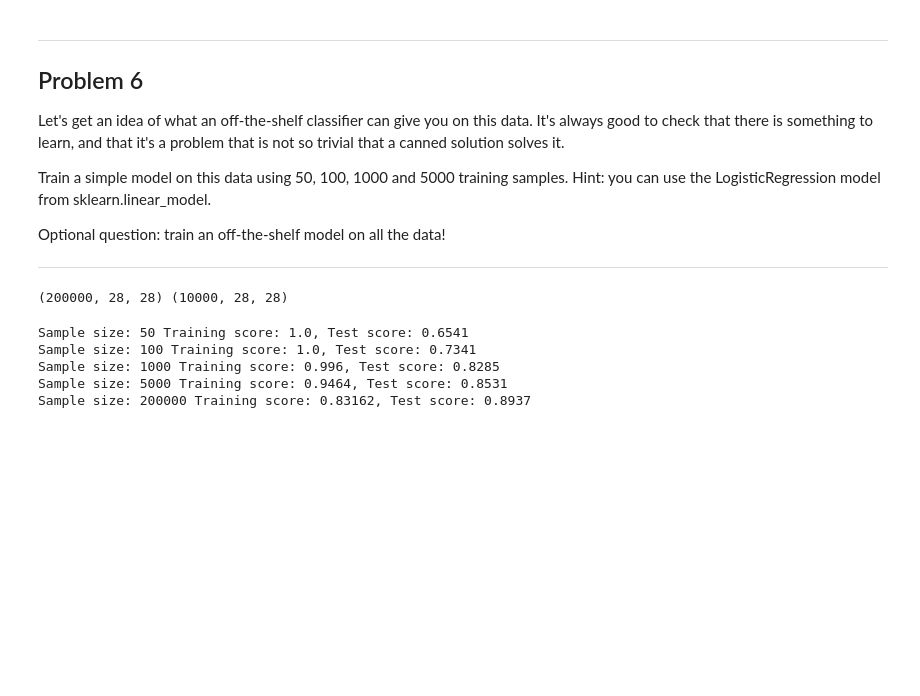
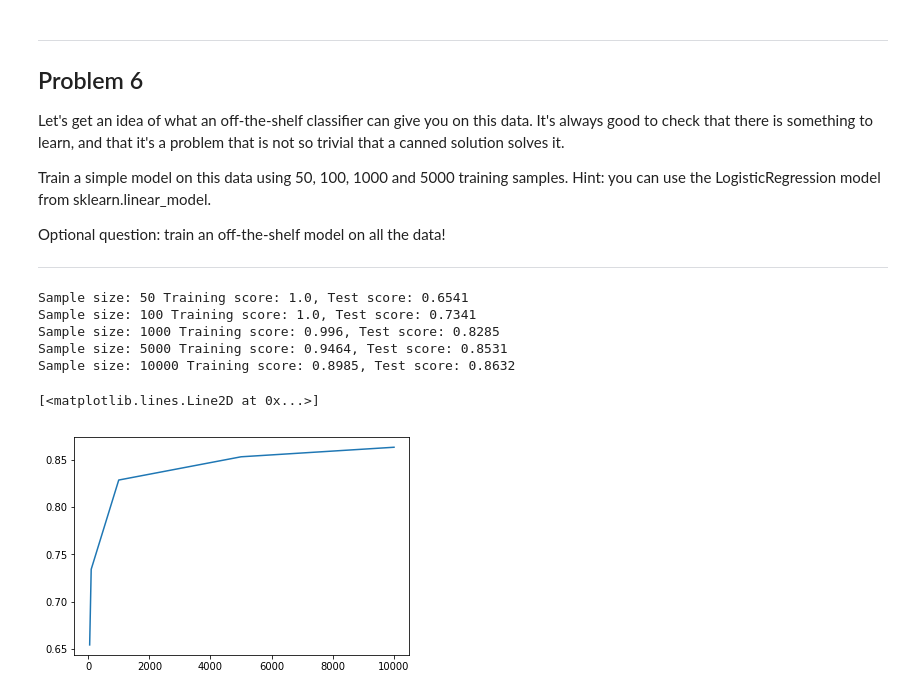
Before and after one commit to sotsugov/nd730, a Jupyter notebook: 1_notmnist.ipynb, the cells around one changed output. Cells and saved outputs as stored; diff of their text form; code cells hidden in the pictures; blank space fills up the shorter version.

```diff
--- a/1_notmnist.ipynb
+++ b/1_notmnist.ipynb
@@ -425,0 +419,27 @@ First, define a function to detect similarity between 2 image sets. This is achi
+# %%
+import time
+import hashlib
+
+t_start = time.time()
+
+# set flags, otherwise not hashable
+train_dataset.flags.writeable=False
+valid_dataset.flags.writeable=False
+test_dataset.flags.writeable=False
+
+# hashes of each sample in the datasets
+train_hashes = [hashlib.sha1(x).digest() for x in train_dataset]
+valid_hashes = [hashlib.sha1(x).digest() for x in valid_dataset]
+test_hashes  = [hashlib.sha1(x).digest() for x in test_dataset]
+
+# set operations
+unique_train_dataset = set(train_hashes)
+unique_valid_dataset = set(valid_hashes)
+valid_overlap_hash = unique_train_dataset.intersection(set(valid_hashes))
+test_overlap_hash = unique_train_dataset.intersection(set(test_hashes))
+valtest_overlap_hash = unique_valid_dataset.intersection(set(test_hashes))
+
+print('Duplicates between train and validation: {}'.format(len(valid_overlap_hash)))
+print('Duplicates between train and test: {}'.format(len(test_overlap_hash)))
+print('Duplicates between validation and test: {}'.format(len(valtest_overlap_hash)))
+print('In {} seconds'.format(time.time() - t_start))
@@ -435,28 +460,23 @@ Train a simple model on this data using 50, 100, 1000 and 5000 training samples.
 Optional question: train an off-the-shelf model on all the data!
 
 ---
-# %%
-print(train_dataset.shape, test_dataset.shape)
-# %% [output]
-(200000, 28, 28) (10000, 28, 28)
 # %%
-samples = [50, 100, 1000, 5000, 200000]
+samples = [50, 100, 1000, 5000, 10000]
+result_data = {}
 
 for n_samples in samples:
-    # train set
     (samples, width, height) = train_dataset.shape
     X_train = np.reshape(train_dataset, (samples, width * height))[0:n_samples]
     y_train = train_labels[0:n_samples]
 
-    # model
     model = LogisticRegression()
     model.fit(X_train, y_train)
 
-    # entire test set
     (samples, width, height) = test_dataset.shape
     X_test = np.reshape(test_dataset, (samples, width * height))
     y_test = test_labels
 
+    result_data[n_samples] = model.score(X_test, y_test)
     print('Sample size: {} Training score: {}, Test score: {}'.format(
         n_samples,
         model.score(X_train, y_train),
@@ -467,4 +487,4 @@ Sample size: 50 Training score: 1.0, Test score: 0.6541
 Sample size: 100 Training score: 1.0, Test score: 0.7341
 Sample size: 1000 Training score: 0.996, Test score: 0.8285
 Sample size: 5000 Training score: 0.9464, Test score: 0.8531
-Sample size: 200000 Training score: 0.83162, Test score: 0.8937
+Sample size: 10000 Training score: 0.8985, Test score: 0.8632
@@ -470,0 +493,6 @@ Sample size: 200000 Training score: 0.83162, Test score: 0.8937
+# %%
+keys = sorted(result_data.keys())
+plt.plot(keys, [result_data[k] for k in keys])
+# %% [output]
+[<matplotlib.lines.Line2D at 0x...>]
+[figure, added]
```
Also changed, not shown: parts of 9 cells of this notebook.
